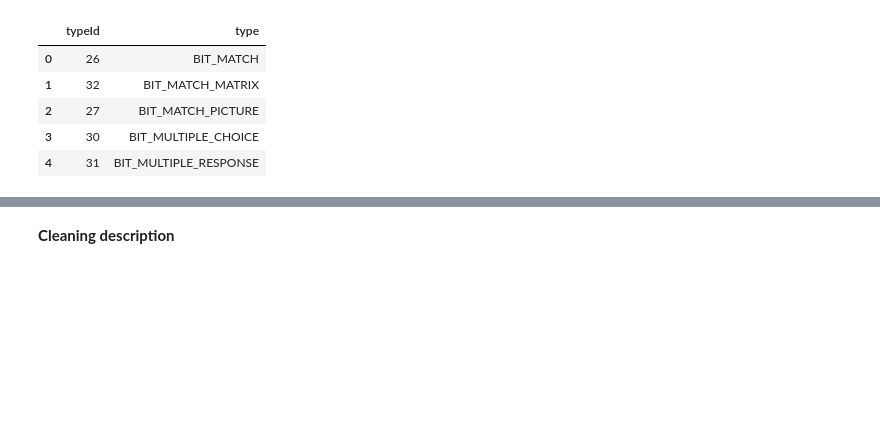
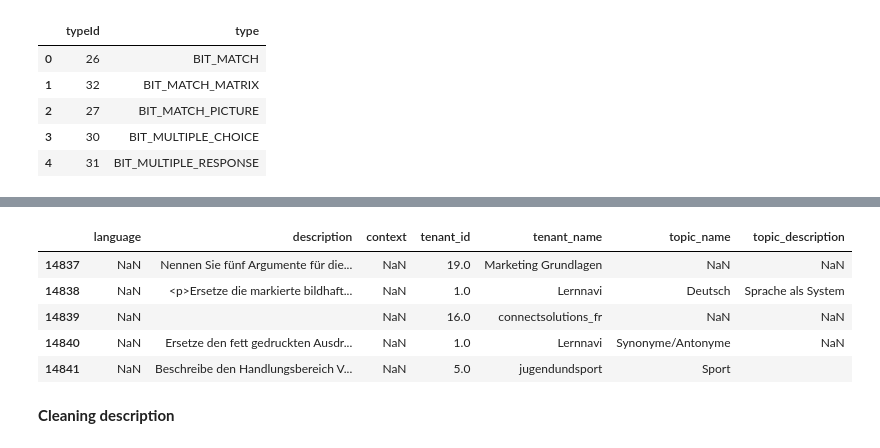
Before and after one commit to ghalifaten/master_thesis, a Jupyter notebook: 1a_cleaning_open_tasks.ipynb, the cells around one changed output, grey strips where cells are left out. Saved outputs shown, nothing was run; the diff lists cells and outputs as text; code cells hidden in the pictures; blank space fills up the shorter version.

```diff
--- a/1a_cleaning_open_tasks.ipynb
+++ b/1a_cleaning_open_tasks.ipynb
@@ -73,0 +57,4 @@ df_open_tasks = df_open_tasks[df_open_tasks["tenant"].isin(["Cornelsen DE", "Cor
+# %%
+df_tenants = df_content["tenant"].apply(pd.Series)
+df_tenants.rename(columns={"id": "tenant_id", "name": "tenant_name"}, inplace=True)
+df_tenants.head()
@@ -74,3 +106,13 @@ df_open_tasks = df_open_tasks[df_open_tasks["tenant"].isin(["Cornelsen DE", "Cor
+# %%
+df_open_tasks = pd.concat([df_open_tasks.drop("topic", axis=1), df_topics], axis=1)
+df_open_tasks.head()
+# %% [output]
+|  | language | description | context | tenant_id | tenant_name | topic_name | topic_description |
+| 14837 | NaN | Nennen Sie fünf Argumente für die... | NaN | 19.0 | Marketing Grundlagen | NaN | NaN |
+| 14838 | NaN | <p>Ersetze die markierte bildhaft... | NaN | 1.0 | Lernnavi | Deutsch | Sprache als System |
+| 14839 | NaN |  | NaN | 16.0 | connectsolutions_fr | NaN | NaN |
+| 14840 | NaN | Ersetze den fett gedruckten Ausdr... | NaN | 1.0 | Lernnavi | Synonyme/Antonyme | NaN |
+| 14841 | NaN | Beschreibe den Handlungsbereich V... | NaN | 5.0 | jugendundsport | Sport |  |
 # %% [markdown]
 **Cleaning description**
 # %%
```
Also changed, not shown: parts of 34 cells of this notebook, 4 other files.
